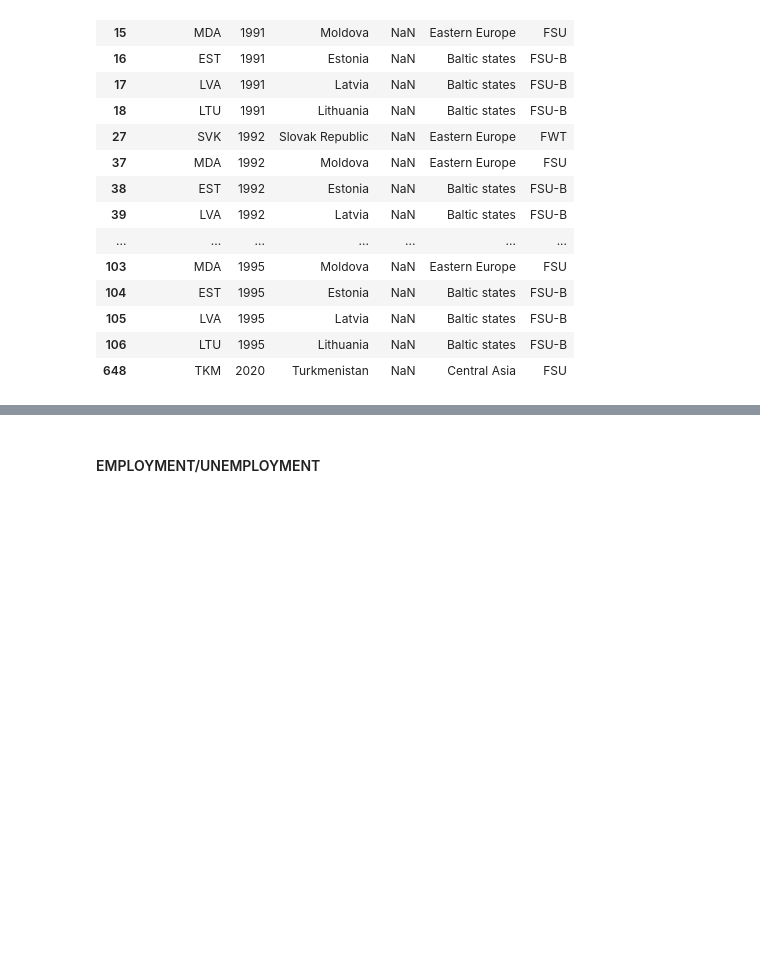
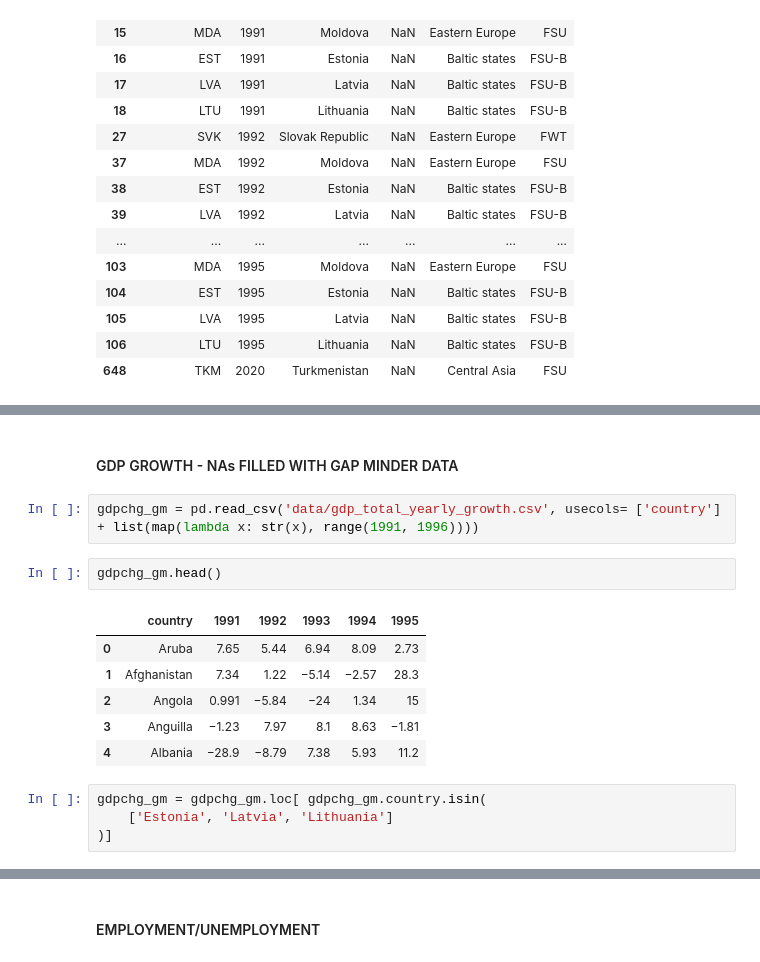
Before and after one commit to d2ski/fsu-fwt-development, a Jupyter notebook: explore.ipynb, the cells around one changed output, grey strips where cells are left out. Drawn from its saved outputs; the diff is of its cells as text; blank space fills up the shorter version.

Commit message:
GDP growth, NA filled with Gapminder's data

```diff
--- a/explore.ipynb
+++ b/explore.ipynb
@@ -796,3 +811,20 @@ alt.Chart(gdpchg).mark_line().encode(
 )
 # %% [output]
 [interactive output not drawn]
+# %% [markdown]
+#### GDP GROWTH - NAs FILLED WITH GAP MINDER DATA
+# %%
+gdpchg_gm = pd.read_csv('data/gdp_total_yearly_growth.csv', usecols= ['country'] + list(map(lambda x: str(x), range(1991, 1996))))
+# %%
+gdpchg_gm.head()
+# %% [output]
+|  | country | 1991 | 1992 | 1993 | 1994 | 1995 |
+| 0 | Aruba | 7.65 | 5.44 | 6.94 | 8.09 | 2.73 |
+| 1 | Afghanistan | 7.34 | 1.22 | −5.14 | −2.57 | 28.3 |
+| 2 | Angola | 0.991 | −5.84 | −24 | 1.34 | 15 |
+| 3 | Anguilla | −1.23 | 7.97 | 8.1 | 8.63 | −1.81 |
+| 4 | Albania | −28.9 | −8.79 | 7.38 | 5.93 | 11.2 |
+# %%
+gdpchg_gm = gdpchg_gm.loc[ gdpchg_gm.country.isin(
+    ['Estonia', 'Latvia', 'Lithuania']
+)]
```
Also changed, not shown: parts of 12 cells of this notebook, 1 other file.
